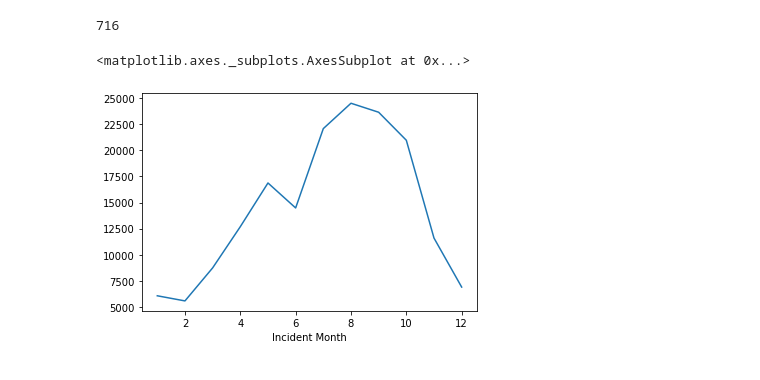
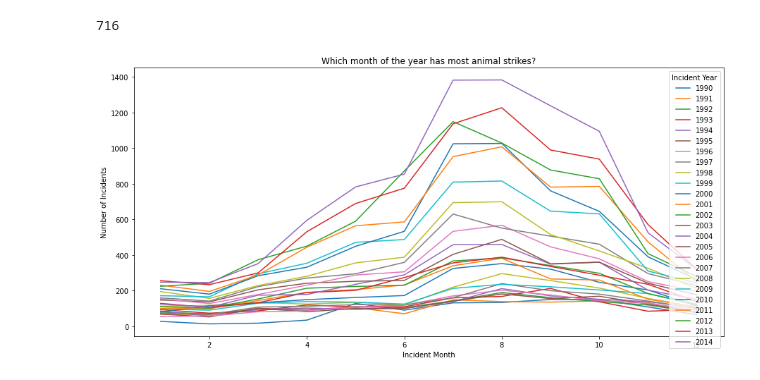
Before and after one commit to jagnoor/Aircraft-Wildlife-Strikes, a Jupyter notebook: planeVsBird_1.ipynb, the cells around one changed output. Drawn from its saved outputs; the diff is of its cells as text; code cells hidden in the pictures.

```diff
--- a/planeVsBird_1.ipynb
+++ b/planeVsBird_1.ipynb
@@ -91,15 +91,21 @@ len(numberofthings)
 # %%
 #### Which month of the year has most animal strikes?  - Jag
 
 #removing "unknown" bird species, removing partial year data for 2015
-monthType_df = subset_df[["Incident Year","Incident Month","Species Quantity"]].loc[(subset_df["Species Name"]!= "UNKNOWN MEDIUM BIRD") & (subset_df["Species Name"]!= "UNKNOWN SMALL BIRD")
+monthType_df = subset_df[["Incident Year","Incident Month","Species Quantity","Aircraft"]].loc[(subset_df["Species Name"]!= "UNKNOWN MEDIUM BIRD") & (subset_df["Species Name"]!= "UNKNOWN SMALL BIRD")
                                                                               & (subset_df["Species Name"]!= "UNKNOWN LARGE BIRD") & (subset_df["Species Name"]!= "UNKNOWN BIRD")
                                                                               & (subset_df["Incident Year"]!= 2015)]
 
 
 # todo add labels, pretty up.  add thoughts on results
 
-df.groupby('Incident Month')['Aircraft'].count().plot.line()
+fig, ax = plt.subplots(figsize=(15,7))
+ax.set_xlabel('Months (1-12)')
+ax.set_ylabel('Number of Incidents')
+monthType_df.groupby(['Incident Month','Incident Year']).count()['Aircraft'].unstack().plot(ax=ax, title= 'Which month of the year has most animal strikes?')
+
+plt.savefig("Images/AugustReallySucks.png", dpi=500) # TODO The legend and axis names are put in the saved image.
+
+plt.show()
 # %% [output]
-<matplotlib.axes._subplots.AxesSubplot at 0x...>
-[figure, old version]
+[figure, new version]
```
Also changed, not shown: parts of 2 cells of this notebook, 2 other files.
